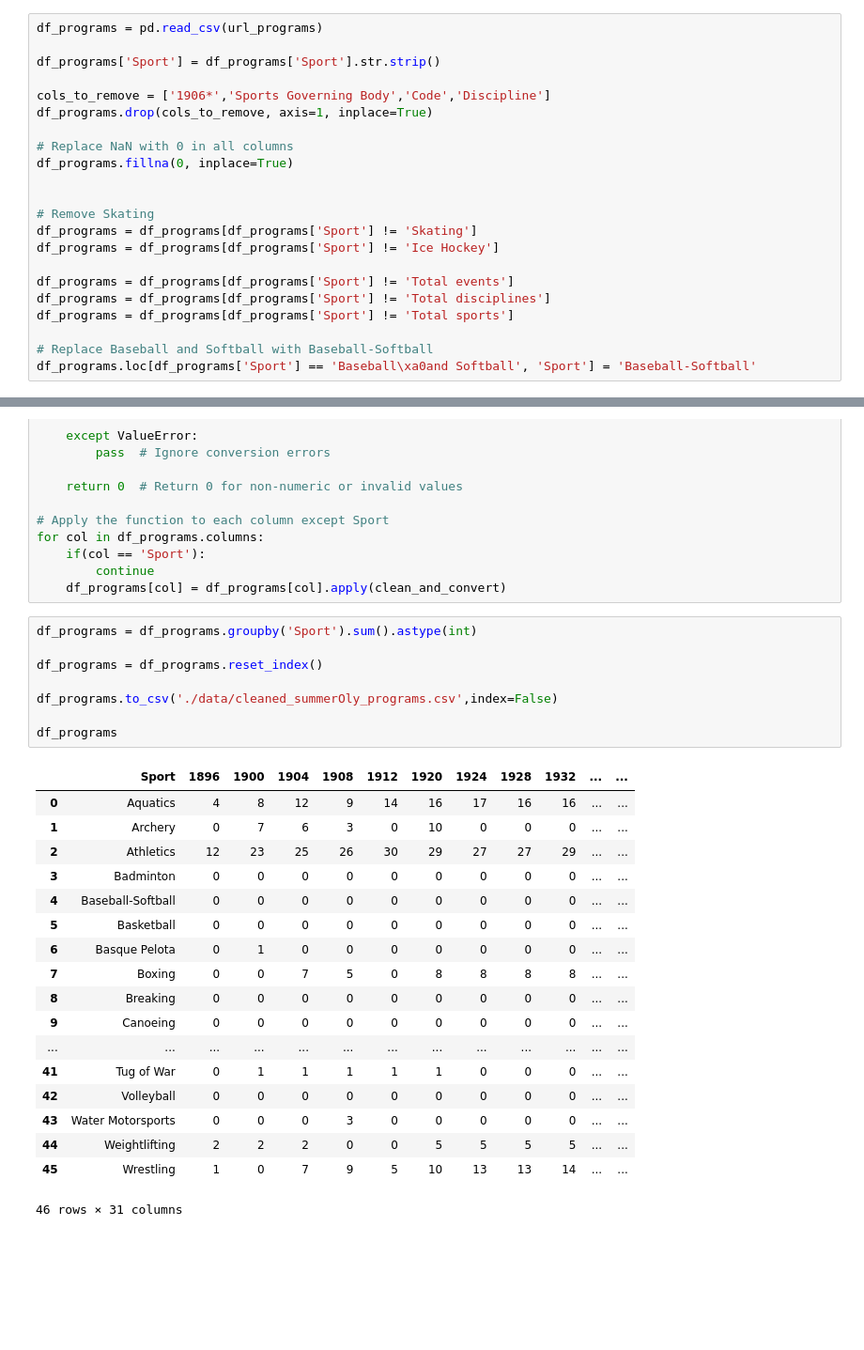
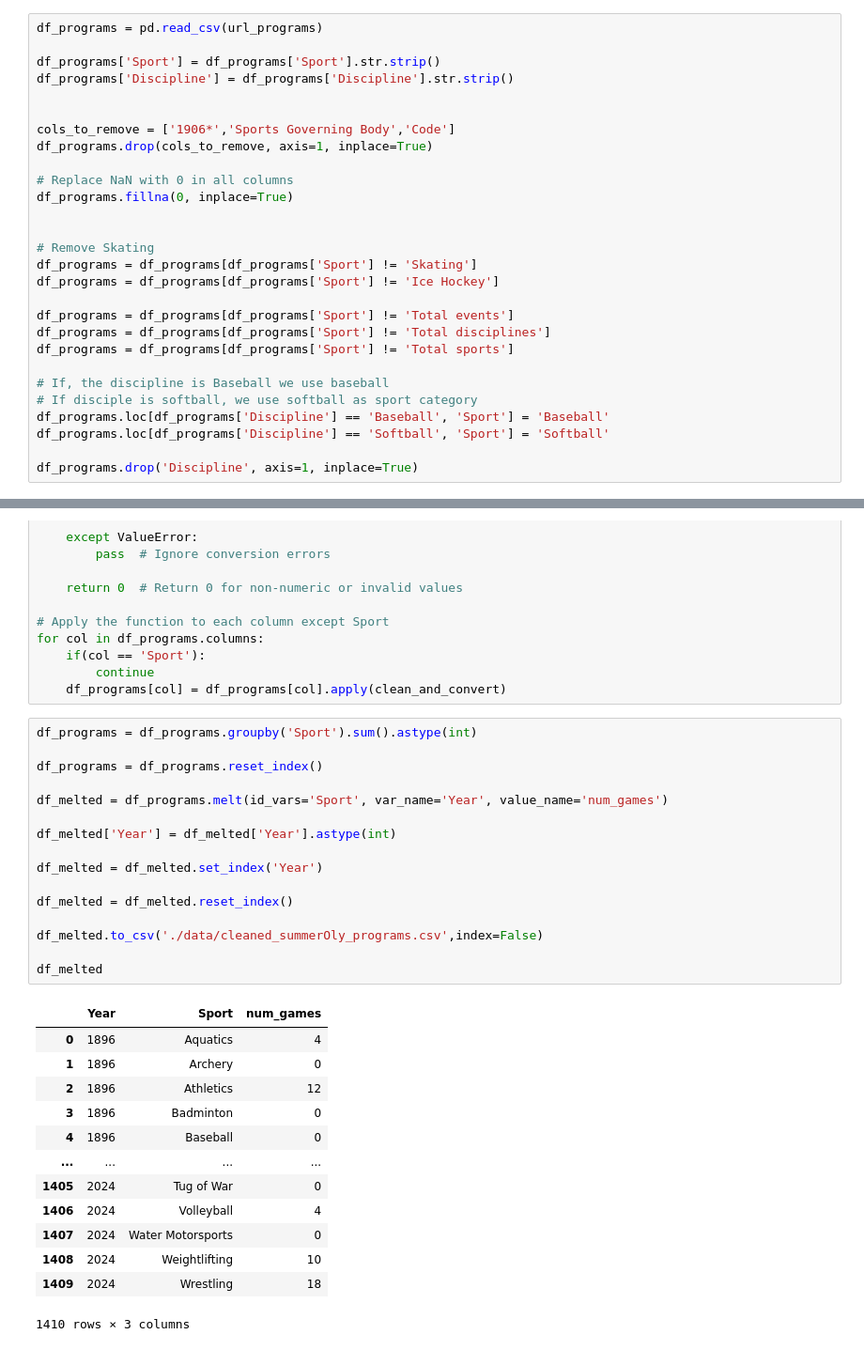
Before and after one commit to SuramyaAngdembay/mcm25, a Jupyter notebook: data_clean.ipynb, the cells around one changed output, grey strips where cells are left out. Shown at 94% size. Cells and saved outputs as stored; diff of their text form; blank space fills up the shorter version.

Commit message:
Data Cleaned like a Time Series Data

```diff
--- a/data_clean.ipynb
+++ b/data_clean.ipynb
@@ -243,8 +328,10 @@ with open('./pickle/countries_mapping.pkl', 'wb') as file:
 df_programs = pd.read_csv(url_programs)
 
 df_programs['Sport'] = df_programs['Sport'].str.strip()
+df_programs['Discipline'] = df_programs['Discipline'].str.strip()
 
-cols_to_remove = ['1906*','Sports Governing Body','Code','Discipline']
+
+cols_to_remove = ['1906*','Sports Governing Body','Code']
 df_programs.drop(cols_to_remove, axis=1, inplace=True)
 
 # Replace NaN with 0 in all columns
@@ -259,8 +346,12 @@ df_programs = df_programs[df_programs['Sport'] != 'Total events']
 df_programs = df_programs[df_programs['Sport'] != 'Total disciplines']
 df_programs = df_programs[df_programs['Sport'] != 'Total sports']
 
-# Replace Baseball and Softball with Baseball-Softball
-df_programs.loc[df_programs['Sport'] == 'Baseball\xa0and Softball', 'Sport'] = 'Baseball-Softball'
+# If, the discipline is Baseball we use baseball
+# If disciple is softball, we use softball as sport category
+df_programs.loc[df_programs['Discipline'] == 'Baseball', 'Sport'] = 'Baseball'
+df_programs.loc[df_programs['Discipline'] == 'Softball', 'Sport'] = 'Softball'
+
+df_programs.drop('Discipline', axis=1, inplace=True)
 # %%
 # Function to handle data cleaning and conversion
 def clean_and_convert(value):
@@ -285,27 +376,30 @@ for col in df_programs.columns:
 # %%
 df_programs = df_programs.groupby('Sport').sum().astype(int)
 
 df_programs = df_programs.reset_index()
 
-df_programs.to_csv('./data/cleaned_summerOly_programs.csv',index=False)
+df_melted = df_programs.melt(id_vars='Sport', var_name='Year', value_name='num_games')
 
-df_programs
+df_melted['Year'] = df_melted['Year'].astype(int)
+
+df_melted = df_melted.set_index('Year')
+
+df_melted = df_melted.reset_index()
+
+df_melted.to_csv('./data/cleaned_summerOly_programs.csv',index=False)
+
+df_melted
 # %% [output]
-|  | Sport | 1896 | 1900 | 1904 | 1908 | 1912 | 1920 | 1924 | 1928 | 1932 | ... | ... |
-| 0 | Aquatics | 4 | 8 | 12 | 9 | 14 | 16 | 17 | 16 | 16 | ... | ... |
-| 1 | Archery | 0 | 7 | 6 | 3 | 0 | 10 | 0 | 0 | 0 | ... | ... |
-| 2 | Athletics | 12 | 23 | 25 | 26 | 30 | 29 | 27 | 27 | 29 | ... | ... |
-| 3 | Badminton | 0 | 0 | 0 | 0 | 0 | 0 | 0 | 0 | 0 | ... | ... |
-| 4 | Baseball-Softball | 0 | 0 | 0 | 0 | 0 | 0 | 0 | 0 | 0 | ... | ... |
-| 5 | Basketball | 0 | 0 | 0 | 0 | 0 | 0 | 0 | 0 | 0 | ... | ... |
-| 6 | Basque Pelota | 0 | 1 | 0 | 0 | 0 | 0 | 0 | 0 | 0 | ... | ... |
-| 7 | Boxing | 0 | 0 | 7 | 5 | 0 | 8 | 8 | 8 | 8 | ... | ... |
-| 8 | Breaking | 0 | 0 | 0 | 0 | 0 | 0 | 0 | 0 | 0 | ... | ... |
-| 9 | Canoeing | 0 | 0 | 0 | 0 | 0 | 0 | 0 | 0 | 0 | ... | ... |
-| ... | ... | ... | ... | ... | ... | ... | ... | ... | ... | ... | ... | ... |
-| 41 | Tug of War | 0 | 1 | 1 | 1 | 1 | 1 | 0 | 0 | 0 | ... | ... |
-| 42 | Volleyball | 0 | 0 | 0 | 0 | 0 | 0 | 0 | 0 | 0 | ... | ... |
-| 43 | Water Motorsports | 0 | 0 | 0 | 3 | 0 | 0 | 0 | 0 | 0 | ... | ... |
-| 44 | Weightlifting | 2 | 2 | 2 | 0 | 0 | 5 | 5 | 5 | 5 | ... | ... |
-| 45 | Wrestling | 1 | 0 | 7 | 9 | 5 | 10 | 13 | 13 | 14 | ... | ... |
+|  | Year | Sport | num_games |
+| 0 | 1896 | Aquatics | 4 |
+| 1 | 1896 | Archery | 0 |
+| 2 | 1896 | Athletics | 12 |
+| 3 | 1896 | Badminton | 0 |
+| 4 | 1896 | Baseball | 0 |
+| ... | ... | ... | ... |
+| 1405 | 2024 | Tug of War | 0 |
+| 1406 | 2024 | Volleyball | 4 |
+| 1407 | 2024 | Water Motorsports | 0 |
+| 1408 | 2024 | Weightlifting | 10 |
+| 1409 | 2024 | Wrestling | 18 |
-46 rows × 31 columns
+1410 rows × 3 columns
```
Also changed, not shown: parts of 13 cells of this notebook, 2 other files.
